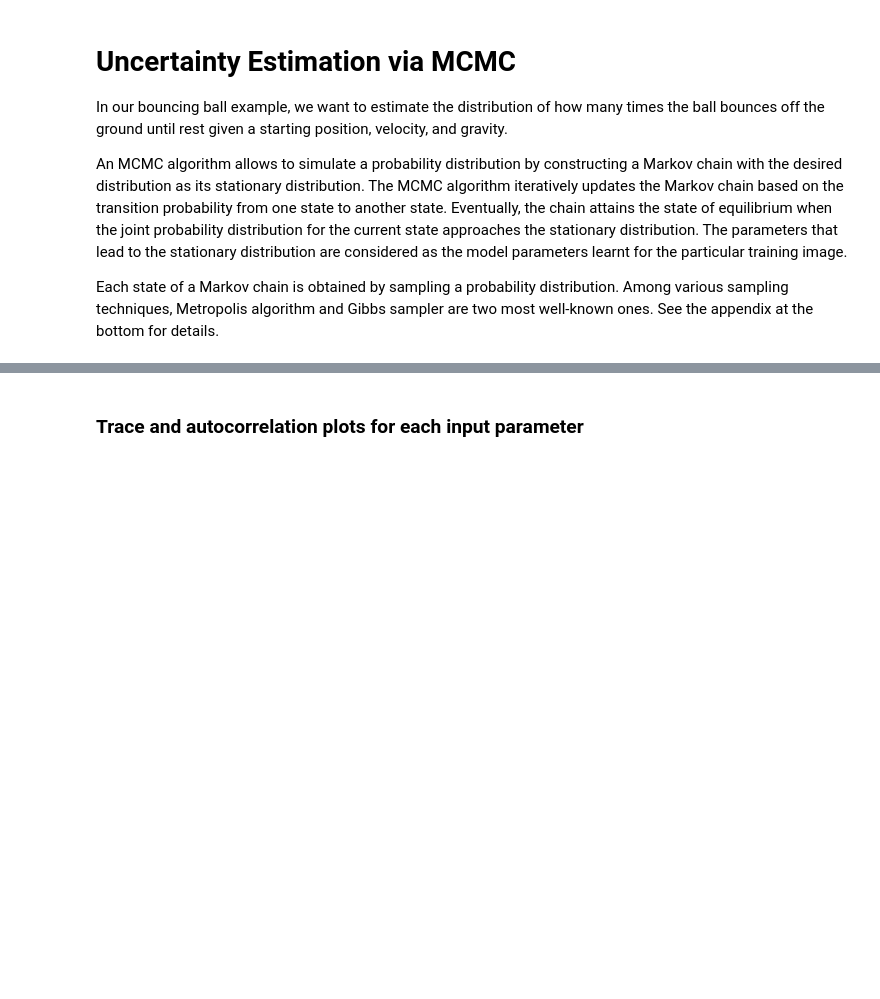
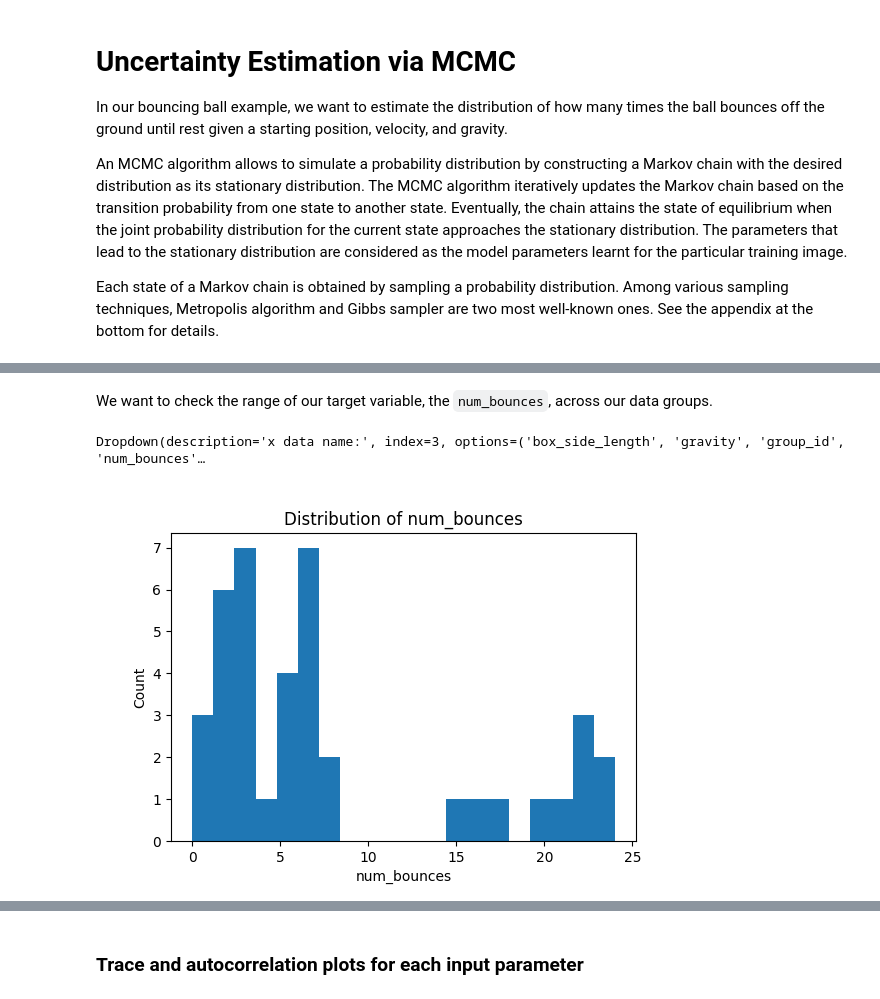
Before and after one commit to LLNL/weave-demos, a Jupyter notebook: ball_bounce/uncertainty_quantification.ipynb, the cells around one changed output, grey strips where cells are left out. Saved outputs shown, nothing was run; the diff lists cells and outputs as text; code cells hidden in the pictures; blank space fills up the shorter version.

```diff
--- a/ball_bounce/uncertainty_quantification.ipynb
+++ b/ball_bounce/uncertainty_quantification.ipynb
@@ -65,0 +73,7 @@ print("We queried our database and found the following groups: {}".format(groups
+# %% [markdown]
+We want to check the range of our target variable, the `num_bounces`, across our data groups.
+# %%
+_= vis.create_histogram("num_bounces", interactive=True)
+# %% [output]
+Dropdown(description='x data name:', index=3, options=('box_side_length', 'gravity', 'group_id', 'num_bounces'…
+[figure, added]
```
Also changed, not shown: parts of 12 cells of this notebook, 1 other file.
